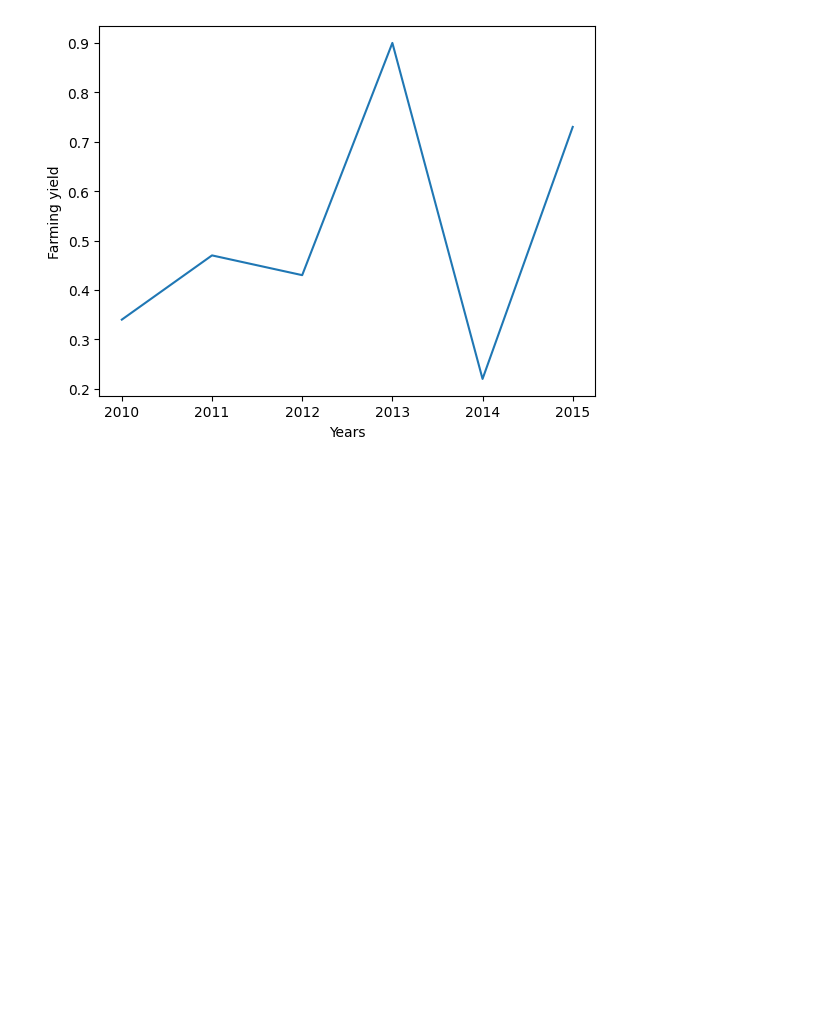
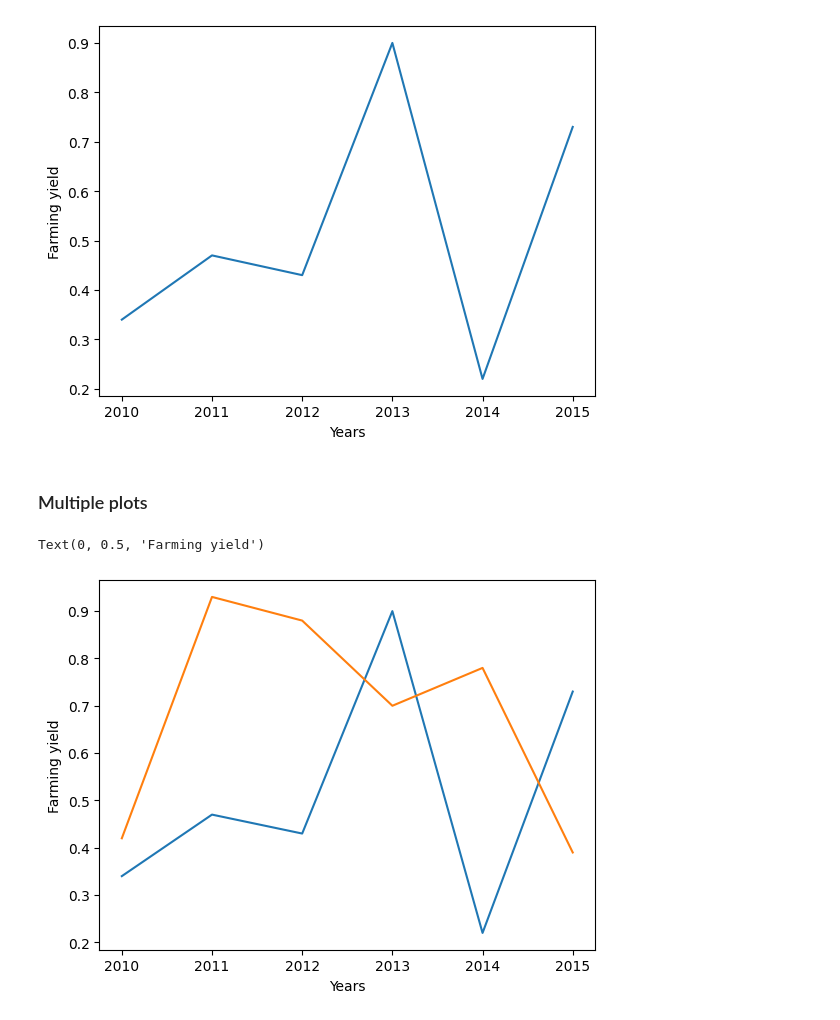
Before and after one commit to Lakshit-Chiranjiv/Python-Data-Analysis-Repo, a Jupyter notebook: Python Matplotlib-Seaborn.ipynb, the cells around one changed output. Drawn from its saved outputs; the diff is of its cells as text; code cells hidden in the pictures; blank space fills up the shorter version.

Commit message:
multiple plots

```diff
--- a/Python Matplotlib-Seaborn.ipynb
+++ b/Python Matplotlib-Seaborn.ipynb
@@ -35,3 +35,16 @@ plt.ylabel('Farming yield')
 # %% [output]
 Text(0, 0.5, 'Farming yield')
 [figure]
+# %% [markdown]
+### Multiple plots
+# %%
+apples_yield = [0.34, 0.47, 0.43, 0.9, 0.22, 0.73]
+oranges_yield = [0.42, 0.93, 0.88, 0.7, 0.78, 0.39]
+years = range(2010,2016)
+plt.plot(years, apples_yield);
+plt.plot(years, oranges_yield);
+plt.xlabel('Years')
+plt.ylabel('Farming yield')
+# %% [output]
+Text(0, 0.5, 'Farming yield')
+[figure, added]
```
